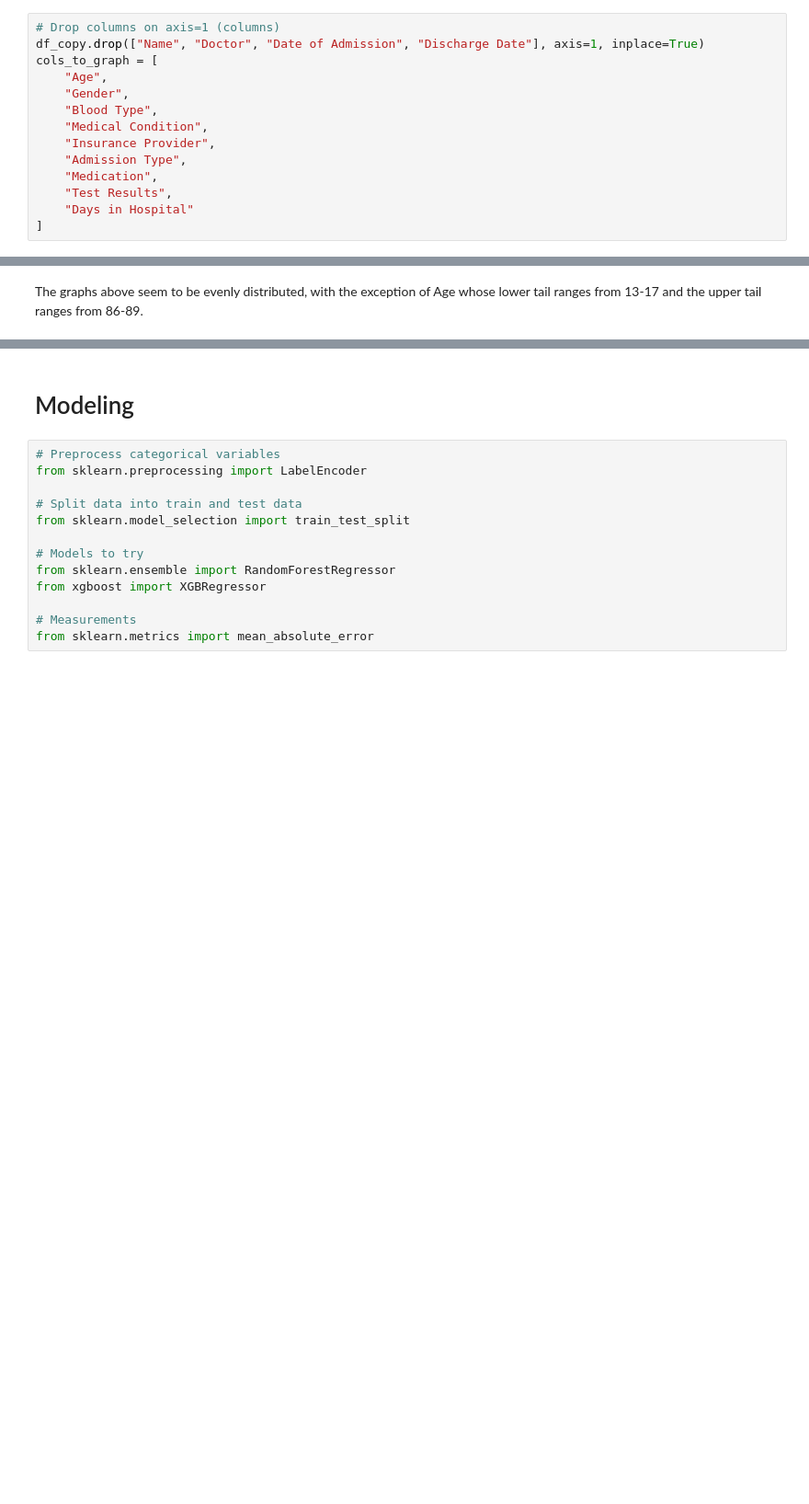
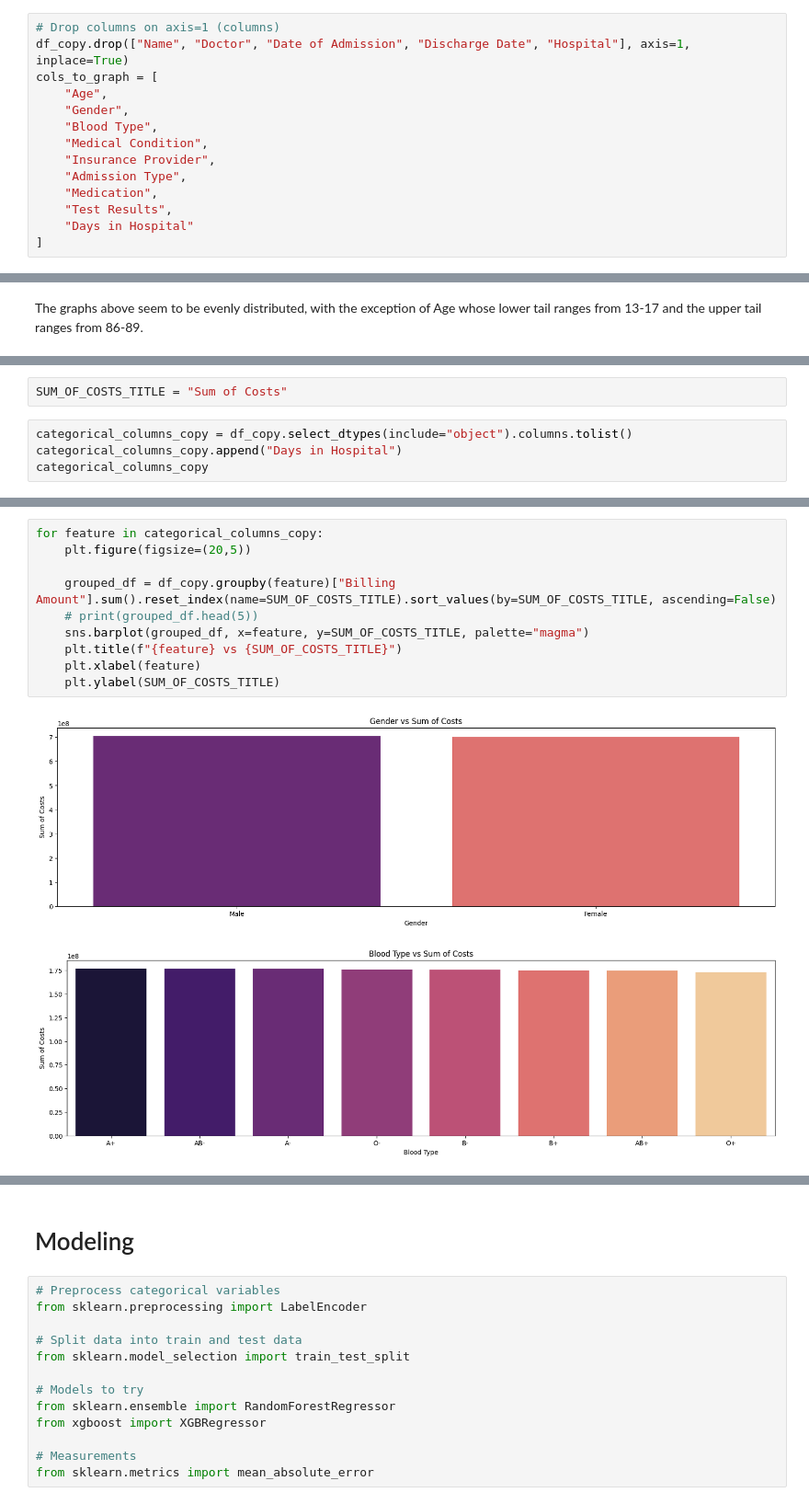
Before and after one commit to johne18/ml_learnings, a Jupyter notebook: [3] healthcare-dataset.ipynb, the cells around one changed output, grey strips where cells are left out. Shown at 92% size. Cells and saved outputs as stored; diff of their text form; blank space fills up the shorter version.

Commit message:
Updating healthcare dataset analysis with more visualizations, analyses and adding "What I've Learned" section

```diff
--- a/[3] healthcare-dataset.ipynb
+++ b/[3] healthcare-dataset.ipynb
@@ -156,7 +156,7 @@ df_copy.head(3)
 | 2 | DaNnY sMitH | 76 | Female | A- | Obesity | 2022-09-22 | Tiffany Mitchell | Cook PLC | ... |
 # %%
 # Drop columns on axis=1 (columns)
-df_copy.drop(["Name", "Doctor", "Date of Admission", "Discharge Date"], axis=1, inplace=True)
+df_copy.drop(["Name", "Doctor", "Date of Admission", "Discharge Date", "Hospital"], axis=1, inplace=True)
 cols_to_graph = [
     "Age",
     "Gender",
@@ -217,0 +197,6 @@ Columns:
+# %%
+SUM_OF_COSTS_TITLE = "Sum of Costs"
+# %%
+categorical_columns_copy = df_copy.select_dtypes(include="object").columns.tolist()
+categorical_columns_copy.append("Days in Hospital")
+categorical_columns_copy
@@ -217,0 +212,13 @@ Columns:
+# %%
+for feature in categorical_columns_copy:
+    plt.figure(figsize=(20,5))
+
+    grouped_df = df_copy.groupby(feature)["Billing Amount"].sum().reset_index(name=SUM_OF_COSTS_TITLE).sort_values(by=SUM_OF_COSTS_TITLE, ascending=False)
+    # print(grouped_df.head(5))
+    sns.barplot(grouped_df, x=feature, y=SUM_OF_COSTS_TITLE, palette="magma")
+    plt.title(f"{feature} vs {SUM_OF_COSTS_TITLE}")
+    plt.xlabel(feature)
+    plt.ylabel(SUM_OF_COSTS_TITLE)
+# %% [output]
+[figure, added]
+[figure, added]
```
Also changed, not shown: parts of 11 cells of this notebook.
